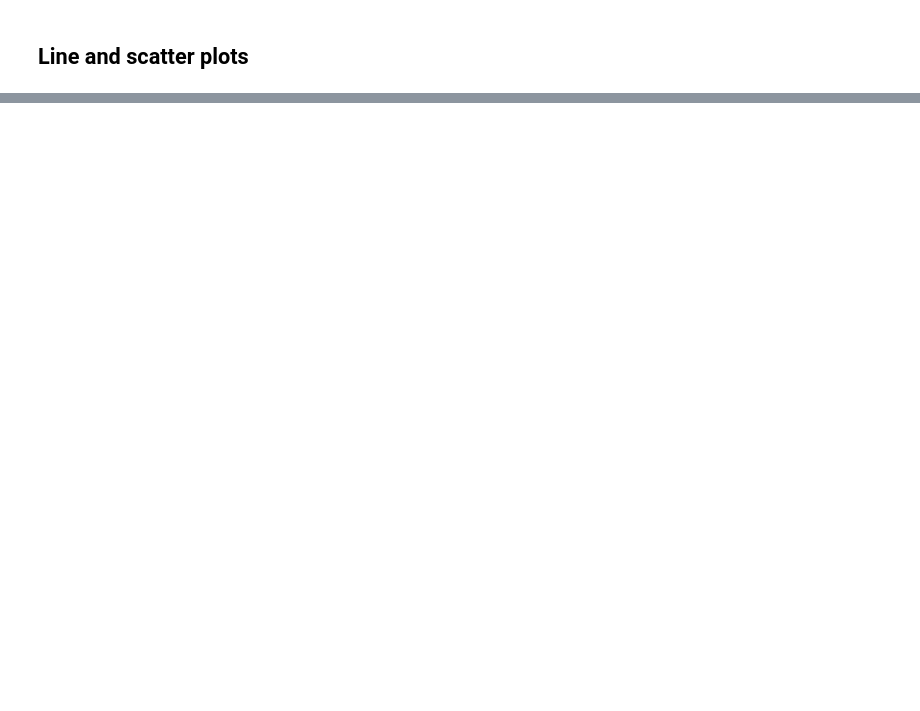
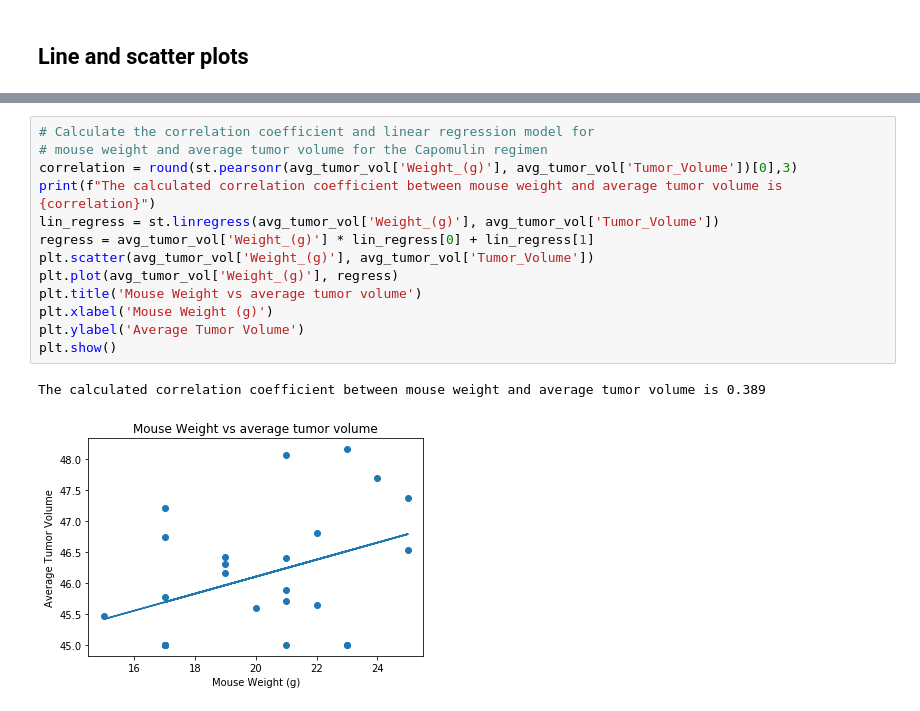
Before and after one commit to isoto1991/uci-databootcamp, a Jupyter notebook: Matplotlib/Instructions/Pymaceuticals/pymaceuticals_starter.ipynb, the cells around one changed output, grey strips where cells are left out. Drawn from its saved outputs; the diff is of its cells as text; blank space fills up the shorter version.

```diff
--- a/Matplotlib/Instructions/Pymaceuticals/pymaceuticals_starter.ipynb
+++ b/Matplotlib/Instructions/Pymaceuticals/pymaceuticals_starter.ipynb
@@ -107,0 +163,16 @@ plt.show()
+# %%
+# Calculate the correlation coefficient and linear regression model for
+# mouse weight and average tumor volume for the Capomulin regimen
+correlation = round(st.pearsonr(avg_tumor_vol['Weight_(g)'], avg_tumor_vol['Tumor_Volume'])[0],3)
+print(f"The calculated correlation coefficient between mouse weight and average tumor volume is {correlation}")
+lin_regress = st.linregress(avg_tumor_vol['Weight_(g)'], avg_tumor_vol['Tumor_Volume'])
+regress = avg_tumor_vol['Weight_(g)'] * lin_regress[0] + lin_regress[1]
+plt.scatter(avg_tumor_vol['Weight_(g)'], avg_tumor_vol['Tumor_Volume'])
+plt.plot(avg_tumor_vol['Weight_(g)'], regress)
+plt.title('Mouse Weight vs average tumor volume')
+plt.xlabel('Mouse Weight (g)')
+plt.ylabel('Average Tumor Volume')
+plt.show()
+# %% [output]
+The calculated correlation coefficient between mouse weight and average tumor volume is 0.389
+[figure, added]
```
Also changed, not shown: parts of 8 cells of this notebook, 20 other files.
